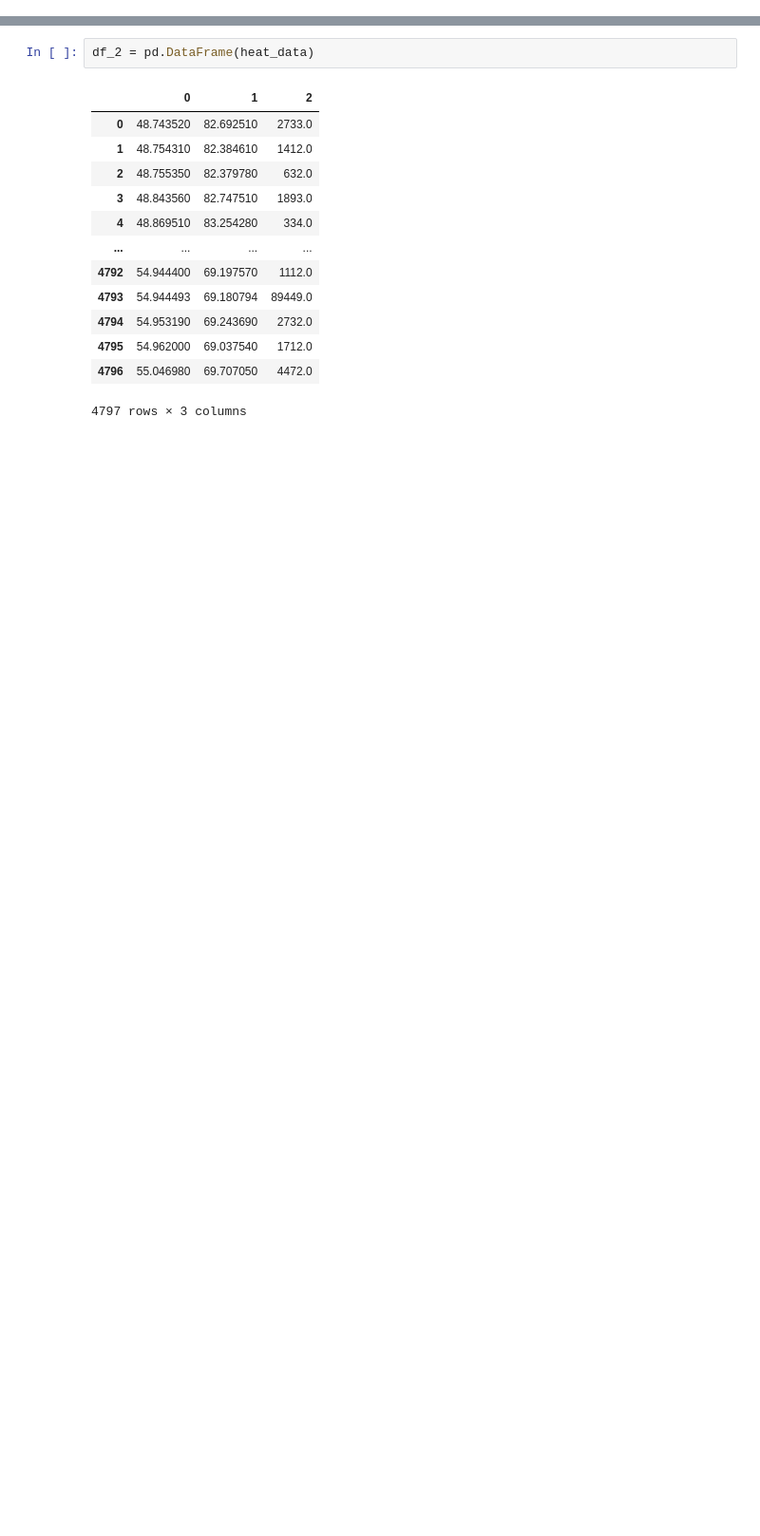
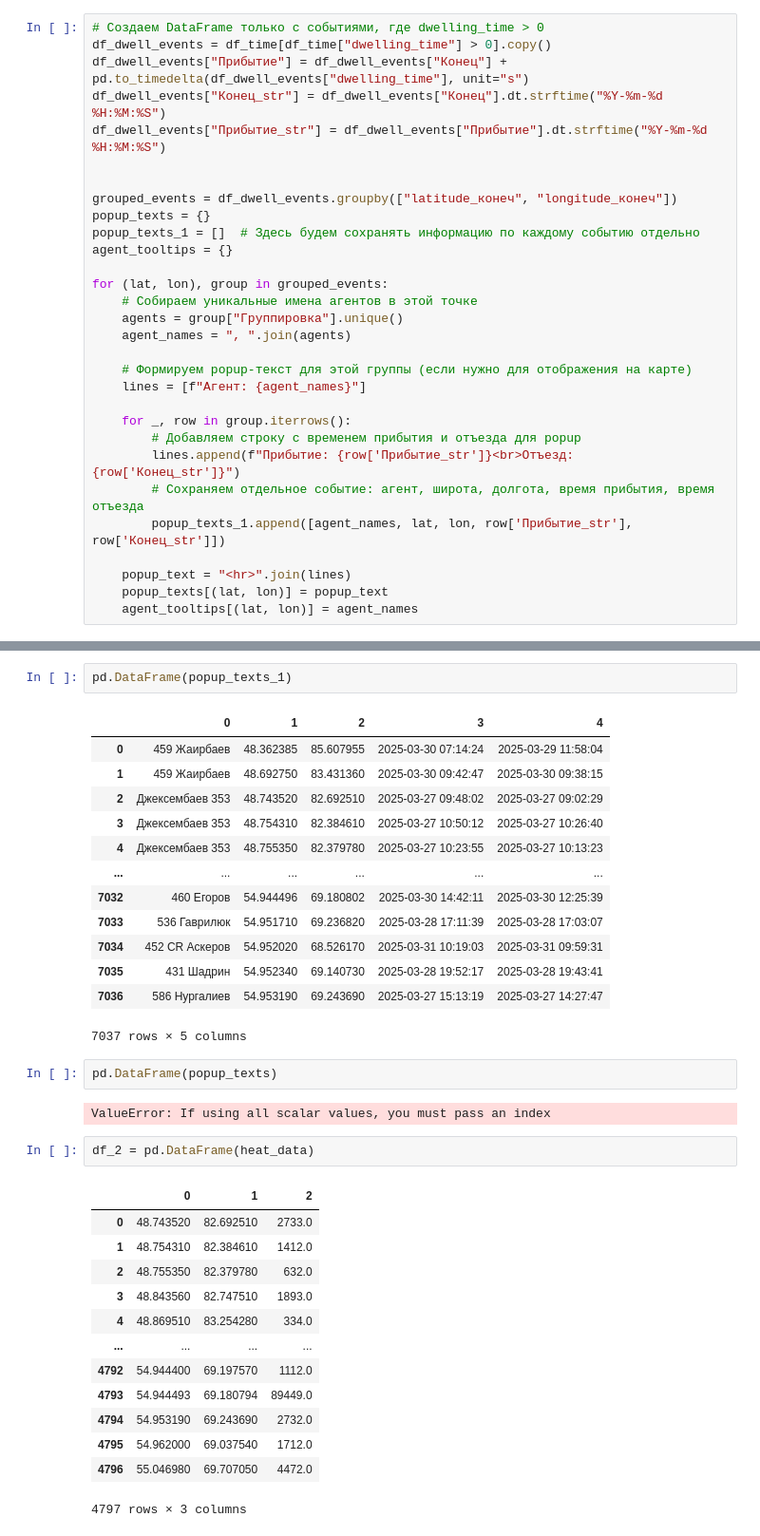
Before and after one commit to Nurtugann/Tracking_heatmap, a Jupyter notebook: 2.ipynb, the cells around one changed output, grey strips where cells are left out. Shown at 95% size. Cells and saved outputs as stored; diff of their text form; blank space fills up the shorter version.

```diff
--- a/2.ipynb
+++ b/2.ipynb
@@ -83,3 +97,33 @@ for (lat, lon), group in grouped_events:
+# %%
+# Создаем DataFrame только с событиями, где dwelling_time > 0
+df_dwell_events = df_time[df_time["dwelling_time"] > 0].copy()
+df_dwell_events["Прибытие"] = df_dwell_events["Конец"] + pd.to_timedelta(df_dwell_events["dwelling_time"], unit="s")
+df_dwell_events["Конец_str"] = df_dwell_events["Конец"].dt.strftime("%Y-%m-%d %H:%M:%S")
+df_dwell_events["Прибытие_str"] = df_dwell_events["Прибытие"].dt.strftime("%Y-%m-%d %H:%M:%S")
+
+
+grouped_events = df_dwell_events.groupby(["latitude_конеч", "longitude_конеч"])
+popup_texts = {}
+popup_texts_1 = []  # Здесь будем сохранять информацию по каждому событию отдельно
+agent_tooltips = {}
+
+for (lat, lon), group in grouped_events:
+    # Собираем уникальные имена агентов в этой точке
+    agents = group["Группировка"].unique()
+    agent_names = ", ".join(agents)
+
+    # Формируем popup-текст для этой группы (если нужно для отображения на карте)
+    lines = [f"Агент: {agent_names}"]
+
+    for _, row in group.iterrows():
+        # Добавляем строку с временем прибытия и отъезда для popup
+        lines.append(f"Прибытие: {row['Прибытие_str']}<br>Отъезд: {row['Конец_str']}")
+        # Сохраняем отдельное событие: агент, широта, долгота, время прибытия, время отъезда
+        popup_texts_1.append([agent_names, lat, lon, row['Прибытие_str'], row['Конец_str']])
+
+    popup_text = "<hr>".join(lines)
+    popup_texts[(lat, lon)] = popup_text
+    agent_tooltips[(lat, lon)] = agent_names
 # %%
 df_time_sum
 # %% [output]
@@ -99,3 +175,23 @@ df_time_sum
+# %%
+pd.DataFrame(popup_texts_1)
+# %% [output]
+|  | 0 | 1 | 2 | 3 | 4 |
+| 0 | 459 Жаирбаев | 48.362385 | 85.607955 | 2025-03-30 07:14:24 | 2025-03-29 11:58:04 |
+| 1 | 459 Жаирбаев | 48.692750 | 83.431360 | 2025-03-30 09:42:47 | 2025-03-30 09:38:15 |
+| 2 | Джексембаев 353 | 48.743520 | 82.692510 | 2025-03-27 09:48:02 | 2025-03-27 09:02:29 |
+| 3 | Джексембаев 353 | 48.754310 | 82.384610 | 2025-03-27 10:50:12 | 2025-03-27 10:26:40 |
+| 4 | Джексембаев 353 | 48.755350 | 82.379780 | 2025-03-27 10:23:55 | 2025-03-27 10:13:23 |
+| ... | ... | ... | ... | ... | ... |
+| 7032 | 460 Егоров | 54.944496 | 69.180802 | 2025-03-30 14:42:11 | 2025-03-30 12:25:39 |
+| 7033 | 536 Гаврилюк | 54.951710 | 69.236820 | 2025-03-28 17:11:39 | 2025-03-28 17:03:07 |
+| 7034 | 452 CR Аскеров | 54.952020 | 68.526170 | 2025-03-31 10:19:03 | 2025-03-31 09:59:31 |
+| 7035 | 431 Шадрин | 54.952340 | 69.140730 | 2025-03-28 19:52:17 | 2025-03-28 19:43:41 |
+| 7036 | 586 Нургалиев | 54.953190 | 69.243690 | 2025-03-27 15:13:19 | 2025-03-27 14:27:47 |
+7037 rows × 5 columns
+# %%
+pd.DataFrame(popup_texts)
+# %% [output]
+ValueError: If using all scalar values, you must pass an index
 # %%
 df_2 = pd.DataFrame(heat_data)
 # %% [output]
```
Also changed, not shown: parts of 9 cells of this notebook, 2 other files.
